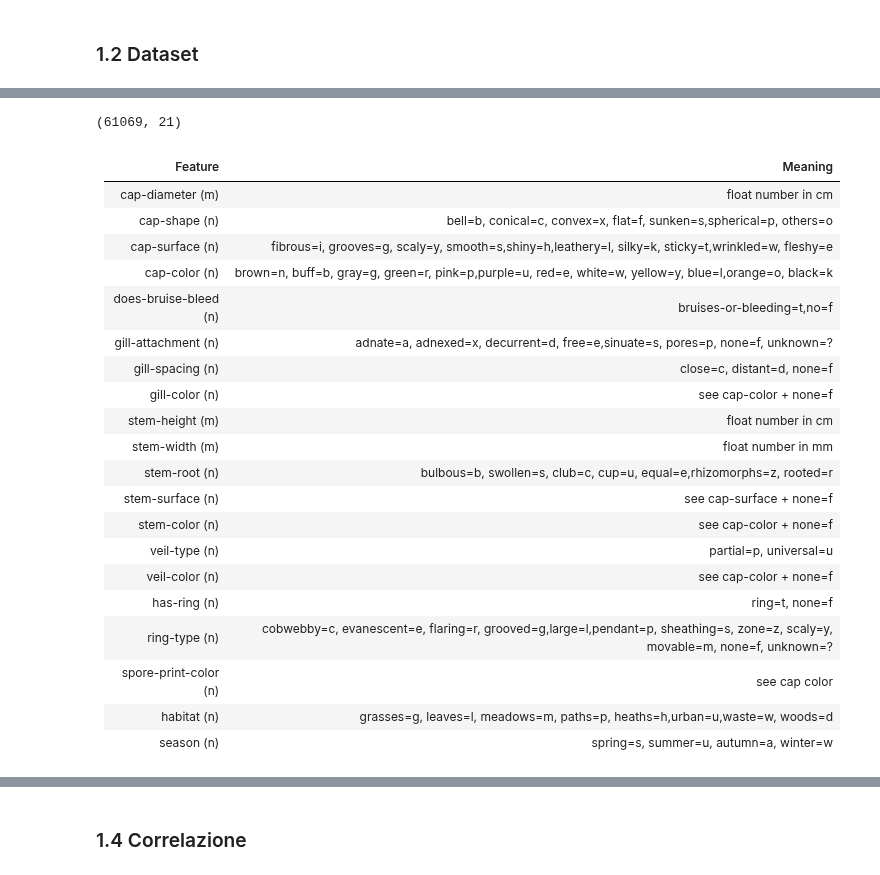
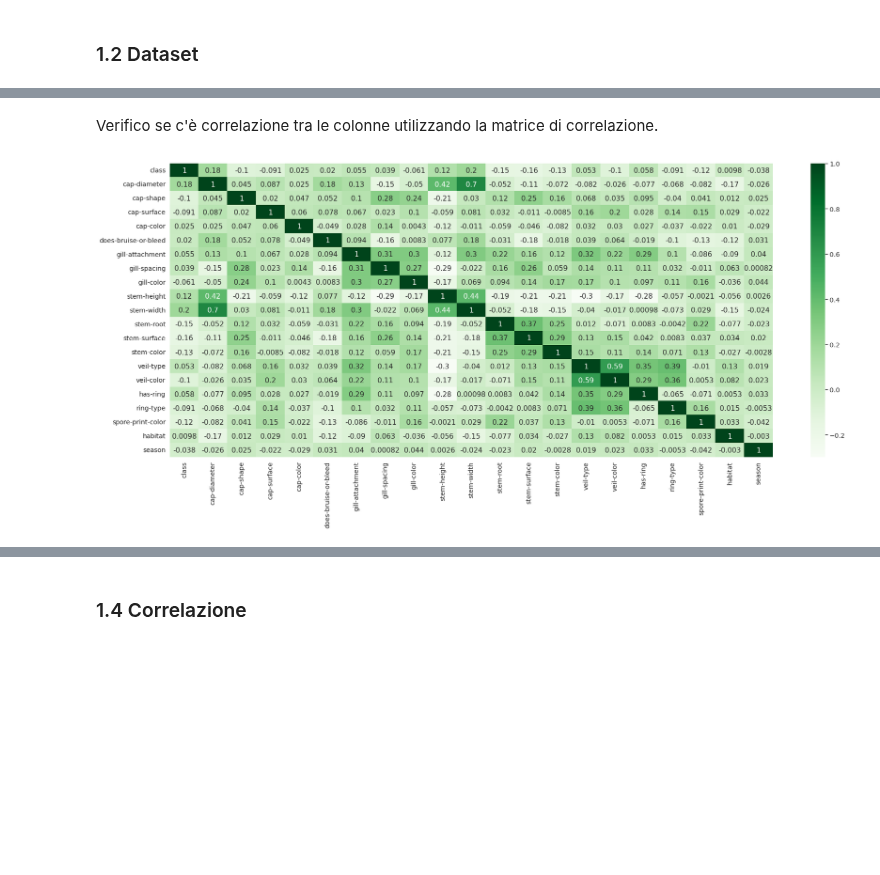
Before and after one commit to msalvati1997/mushrooms_classificator, a Jupyter notebook: mushroom.ipynb, the cells around one changed output, grey strips where cells are left out. Drawn from its saved outputs; the diff is of its cells as text; code cells hidden in the pictures; blank space fills up the shorter version.

Commit message:
Creato con Colaboratory

```diff
--- a/mushroom.ipynb
+++ b/mushroom.ipynb
@@ -66,5 +50,4 @@ cmap = mcolors.ListedColormap(cmap_big(np.linspace(0.7, 0.95, 256)))
 # %% [markdown]
 ### 1.2 Dataset
 # %%
-if IS_COLAB:
-    df = pd.read_excel("https://raw.githubusercontent.com/msalvati1997/mushrooms_classificator/main/secondary_data_generated.xlsx")
+df = pd.read_excel("https://raw.githubusercontent.com/msalvati1997/mushrooms_classificator/main/secondary_data_generated.xlsx")
@@ -70,0 +62,12 @@ if IS_COLAB:
+# %%
+df_original=df
+for i in df.columns :
+   if i != 'cap-diameter' and i!='stem-height' and i!='stem-width'  :
+    df2 = df[i].unique()
+    count =0
+    print(i)
+    for p in df2 :
+       df[i] = df[i].replace(p,count)
+       print(p, "->", count)
+       count= count+1
+   print()
@@ -87,30 +142,18 @@ df
-# %%
-df.shape
-# %% [output]
-(61069, 21)
-# %% [markdown]
-Feature | Meaning
------- | ------
-cap-diameter (m)| float number in cm
-cap-shape (n)| bell=b, conical=c, convex=x, flat=f, sunken=s,spherical=p, others=o
-cap-surface (n)| fibrous=i, grooves=g, scaly=y, smooth=s,shiny=h,leathery=l, silky=k, sticky=t,wrinkled=w, fleshy=e
-cap-color (n)| brown=n, buff=b, gray=g, green=r, pink=p,purple=u, red=e, white=w, yellow=y, blue=l,orange=o, black=k
-does-bruise-bleed (n)| bruises-or-bleeding=t,no=f
-gill-attachment (n)| adnate=a, adnexed=x, decurrent=d, free=e,sinuate=s, pores=p, none=f, unknown=?
-gill-spacing (n)|close=c, distant=d, none=f
-gill-color (n)| see cap-color + none=f
-stem-height (m)| float number in cm
-stem-width (m)| float number in mm
-stem-root (n)| bulbous=b, swollen=s, club=c, cup=u, equal=e,rhizomorphs=z, rooted=r
-stem-surface (n)| see cap-surface + none=f
-stem-color (n)| see cap-color + none=f
-veil-type (n)| partial=p, universal=u
-veil-color (n)| see cap-color + none=f
-has-ring (n)| ring=t, none=f
-ring-type (n)| cobwebby=c, evanescent=e, flaring=r, grooved=g,large=l,pendant=p, sheathing=s, zone=z, scaly=y, movable=m, none=f, unknown=?
-spore-print-color (n)| see cap color
-habitat (n)| grasses=g, leaves=l, meadows=m, paths=p, heaths=h,urban=u,waste=w, woods=d
-season (n)| spring=s, summer=u, autumn=a, winter=w
+# %% [markdown]
+Verifico se c'è correlazione tra le colonne utilizzando la matrice di correlazione.
+# %%
+#correlazione tra le colonne
+corr = df.corr()
+
+
+sns.set(font_scale=1.30)
+fig = plt.figure(figsize=(30,12))
+sns.heatmap(corr,annot=True, cmap='Greens')
+sns.set_palette("bright")
+sns.set_style('white')
+plt.show()
+# %% [output]
+[figure, added]
 # %%
 categ =  ['cap-diameter', 'cap-shape', 'cap-surface', 'cap-color', 'does-bruise-or-bleed', 'gill-attachment', 'gill-spacing','gill-color','stem-height','stem-width','stem-root','stem-surface','stem-color','veil-type','veil-color','has-ring','ring-type','spore-print-color','habitat','season']
 conti = ['class']
```
Also changed, not shown: parts of 22 cells of this notebook.
